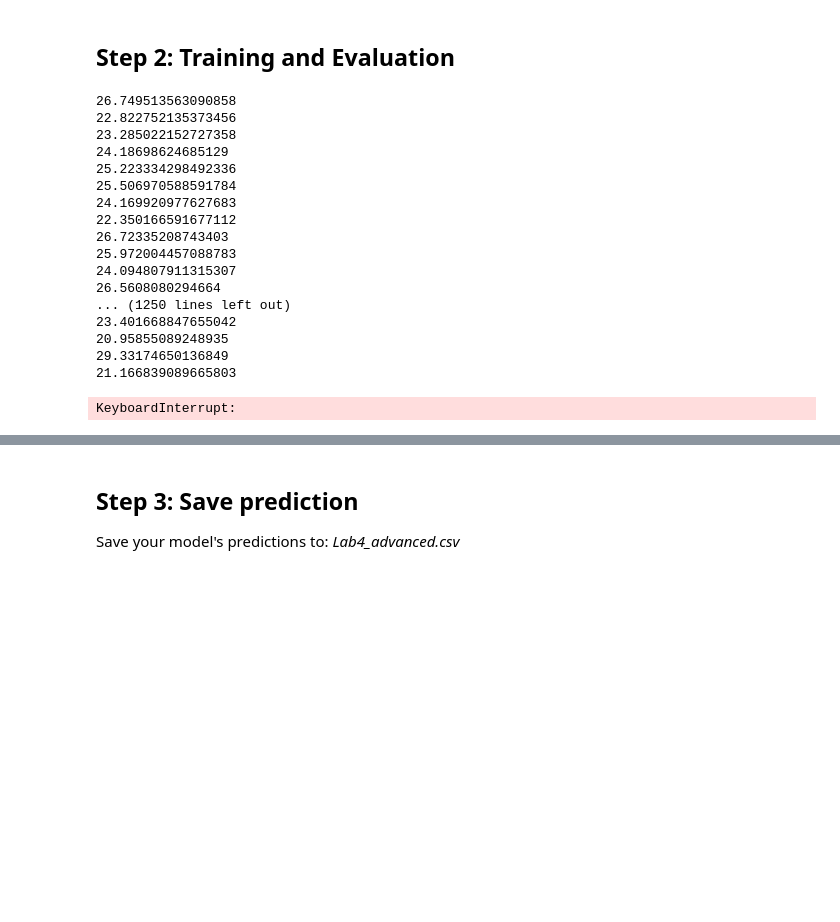
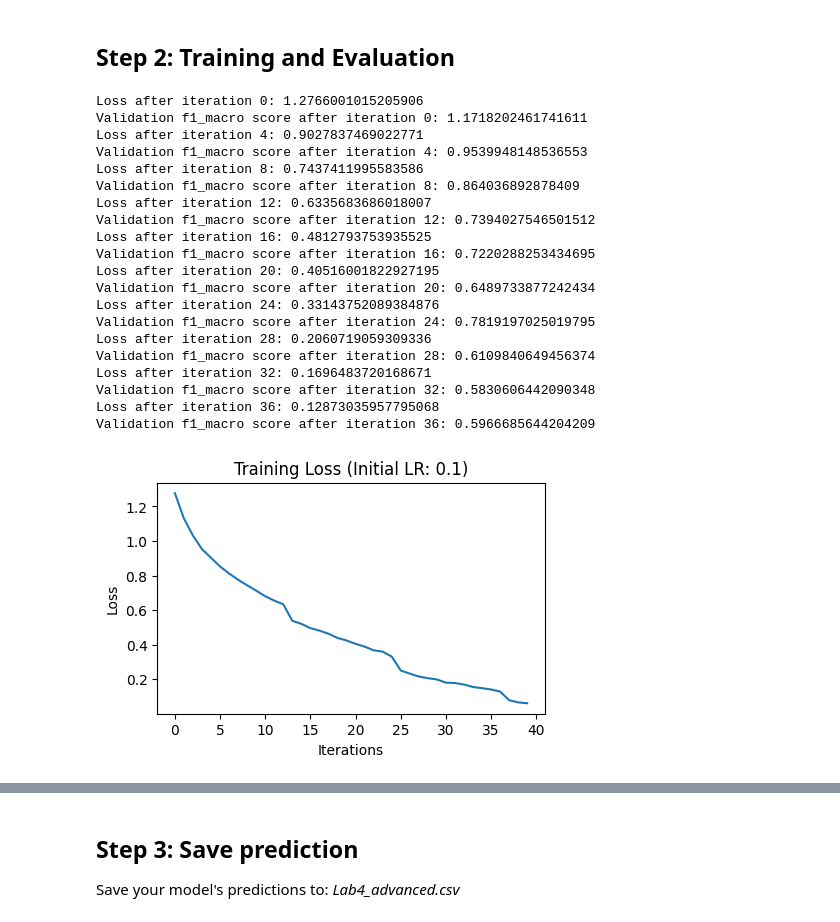
Before and after one commit to liuutin9/Introduction_to_Machine_Learning, a Jupyter notebook: Lab4/Lab4.ipynb, the cells around one changed output, grey strips where cells are left out. Drawn from its saved outputs; the diff is of its cells as text; code cells hidden in the pictures; blank space fills up the shorter version.

```diff
--- a/Lab4/Lab4.ipynb
+++ b/Lab4/Lab4.ipynb
@@ -1891,46 +1905,49 @@ x_val: (7551, 784) | y_val: (7551, 4)
 # %%
 ### START CODE HERE ###
 loss_function = "cross_entropy"
-layers_dims = [784, 786, 256, 32, 4]
+layers_dims = [784, 1568, 784, 196, 4]
 activation_fn = ['relu', 'relu', 'relu', 'softmax']
 learning_rate = 0.1
-num_iterations = 50
+num_iterations = 40
 print_loss = True
-print_freq = 5
-decrease_freq = 10
+print_freq = 4
+decrease_freq = 12
 decrease_proportion = 0.7
-batch_size = 64
+batch_size = 32
 
 model = Model(layers_dims, activation_fn, loss_function)
-model, losses, history = train_model(model, x_train, y_train, learning_rate, num_iterations, batch_size, print_loss, print_freq, decrease_freq, decrease_proportion, x_val, y_val, True)
+model, losses, history = train_model(model, x_train, y_train, learning_rate, num_iterations, batch_size, print_loss, print_freq, decrease_freq, decrease_proportion, x_val, y_val)
 ### END CODE HERE ###
 
 # Plot the loss
 plt.figure(figsize=(5, 3))
 plt.plot(losses)
 plt.xlabel('Iterations')
 plt.ylabel('Loss')
 plt.title(f'Training Loss (Initial LR: {learning_rate})')
 plt.show()
 # %% [output]
-26.749513563090858
-22.822752135373456
-23.285022152727358
-24.18698624685129
-25.223334298492336
-25.506970588591784
-24.169920977627683
-22.350166591677112
-26.72335208743403
-25.972004457088783
-24.094807911315307
-26.5608080294664
-... (1250 lines left out)
-23.401668847655042
-20.95855089248935
-29.33174650136849
-21.166839089665803
+Loss after iteration 0: 1.2766001015205906
+Validation f1_macro score after iteration 0: 1.1718202461741611
+Loss after iteration 4: 0.9027837469022771
+Validation f1_macro score after iteration 4: 0.9539948148536553
+Loss after iteration 8: 0.7437411995583586
+Validation f1_macro score after iteration 8: 0.864036892878409
+Loss after iteration 12: 0.6335683686018007
+Validation f1_macro score after iteration 12: 0.7394027546501512
+Loss after iteration 16: 0.4812793753935525
+Validation f1_macro score after iteration 16: 0.7220288253434695
+Loss after iteration 20: 0.40516001822927195
+Validation f1_macro score after iteration 20: 0.6489733877242434
+Loss after iteration 24: 0.33143752089384876
+Validation f1_macro score after iteration 24: 0.7819197025019795
+Loss after iteration 28: 0.2060719059309336
+Validation f1_macro score after iteration 28: 0.6109840649456374
+Loss after iteration 32: 0.1696483720168671
+Validation f1_macro score after iteration 32: 0.5830606442090348
+Loss after iteration 36: 0.12873035957795068
+Validation f1_macro score after iteration 36: 0.5966685644204209
-KeyboardInterrupt:
+[figure, added]
 # %%
 # Plot the loss
 validationLoss = np.array(predictionLoss)
```
Also changed, not shown: parts of 6 cells of this notebook, 3 other files.
